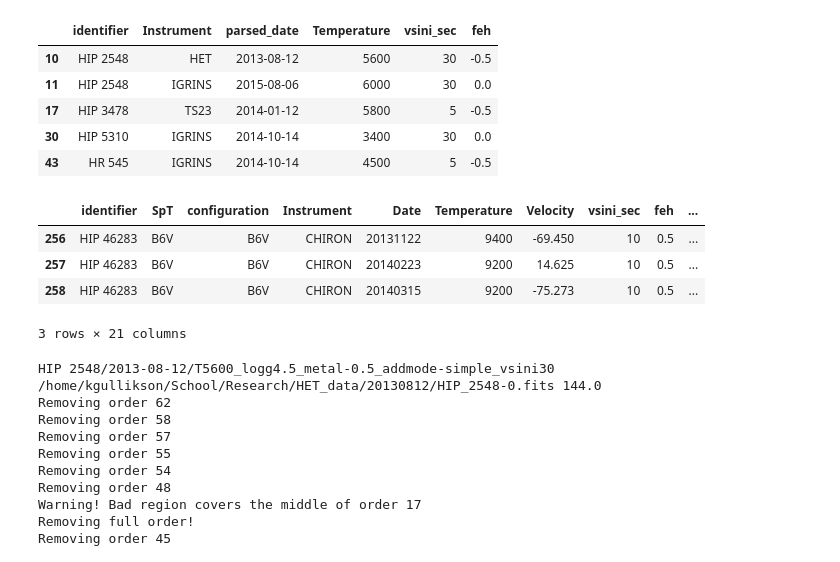
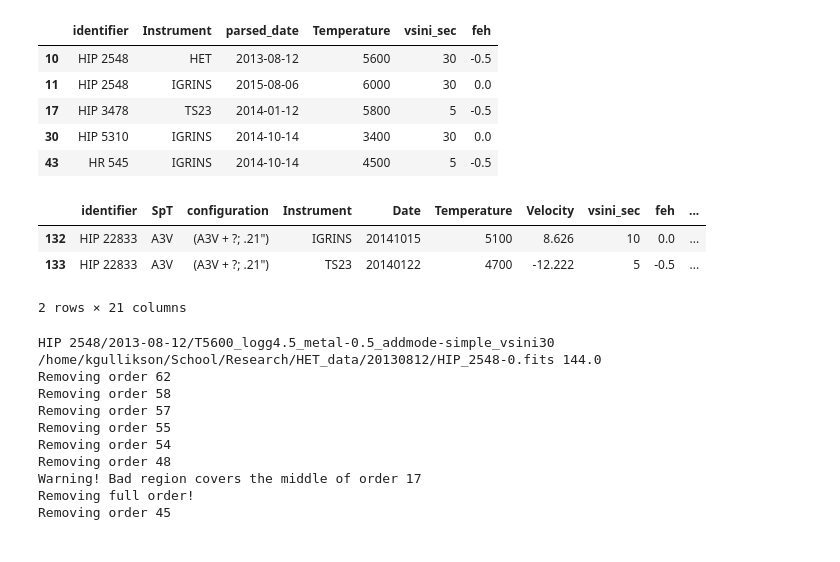
Before and after one commit to kgullikson88/BinaryInference, a Jupyter notebook: CompileCompanionData.ipynb, the cells around one changed output. Drawn from its saved outputs; the diff is of its cells as text; code cells hidden in the pictures.

```diff
--- a/CompileCompanionData.ipynb
+++ b/CompileCompanionData.ipynb
@@ -235,13 +235,12 @@ def get_true_date(row):
 detections['UT_date'] = detections.apply(get_true_date, axis=1)
 # %%
 #detections[['identifier', 'Instrument', 'parsed_date', 'UT_date', 'Temperature', 'vsini_sec', 'feh', 'Velocity', 'best_addmode']].head()
-detections.loc[detections.identifier == 'HIP 46283']
+detections.loc[detections.identifier == 'HIP 22833']
 # %% [output]
 |  | identifier | SpT | configuration | Instrument | Date | Temperature | Velocity | vsini_sec | feh | ... |
-| 256 | HIP 46283 | B6V | B6V | CHIRON | 20131122 | 9400 | -69.450 | 10 | 0.5 | ... |
-| 257 | HIP 46283 | B6V | B6V | CHIRON | 20140223 | 9200 | 14.625 | 10 | 0.5 | ... |
-| 258 | HIP 46283 | B6V | B6V | CHIRON | 20140315 | 9200 | -75.273 | 10 | 0.5 | ... |
+| 132 | HIP 22833 | A3V | (A3V + ?; .21") | IGRINS | 20141015 | 5100 | 8.626 | 10 | 0.0 | ... |
+| 133 | HIP 22833 | A3V | (A3V + ?; .21") | TS23 | 20140122 | 4700 | -12.222 | 5 | -0.5 | ... |
-3 rows × 21 columns
+2 rows × 21 columns
 # %%
 home = os.environ['HOME']
 instrument_dirs = dict(TS23='{}/School/Research/McDonaldData'.format(home),
```
Also changed, not shown: parts of 1 cell of this notebook, 2 other files.
